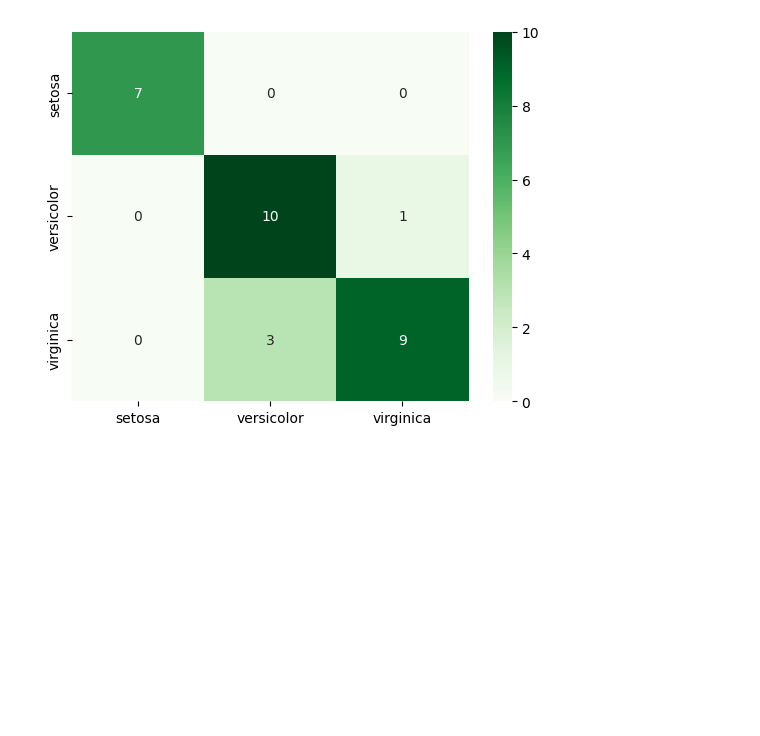
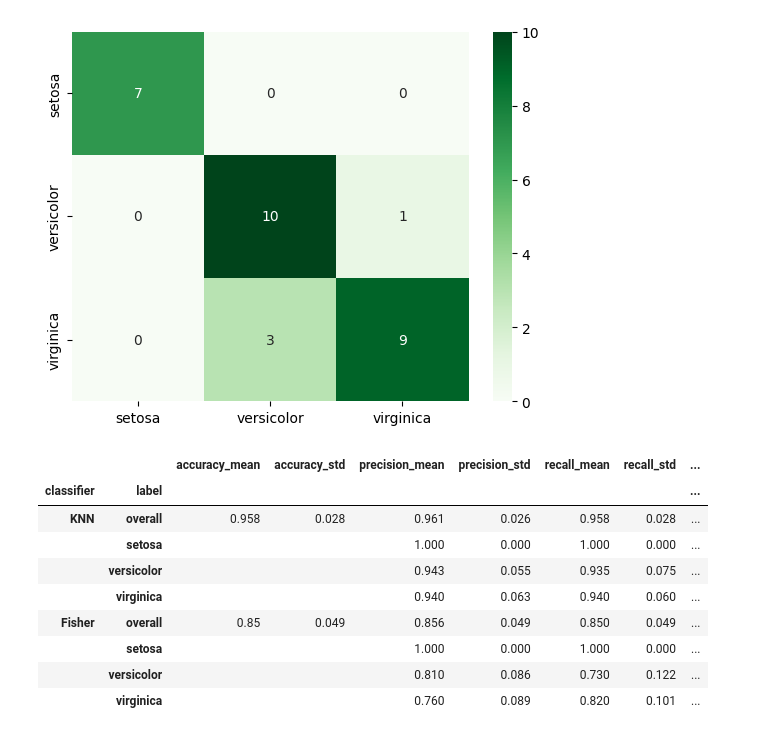
Before and after one commit to dmnunez1993/adaptive-media-processing, a Jupyter notebook: assignment-2/assignment_2.ipynb, the cells around one changed output. Cells and saved outputs as stored; diff of their text form; code cells hidden in the pictures; blank space fills up the shorter version.

Commit message:
added section for measuring performance of each model

```diff
--- a/assignment-2/assignment_2.ipynb
+++ b/assignment-2/assignment_2.ipynb
@@ -109,3 +378,93 @@ weighted avg       0.88      0.87      0.87        30
  [ 0  3  9]]
 <Axes: >
 [figure]
+# %%
+from sklearn.model_selection import StratifiedShuffleSplit
+from sklearn.metrics import accuracy_score, classification_report
+import numpy as np
+
+X = df[iris.feature_names].values
+y = df["target"].values
+
+splitter = StratifiedShuffleSplit(
+    n_splits=20,
+    test_size=0.2,
+    random_state=42
+)
+
+metrics_rows = []
+
+for split_number, (train_idx, test_idx) in enumerate(splitter.split(X, y), start=1):
+    X_train, X_test = X[train_idx], X[test_idx]
+    y_train, y_test = y[train_idx], y[test_idx]
+
+    classifiers = {
+        "KNN": KNNClassifier(k=6),
+        "Fisher": FisherClassifier(),
+    }
+
+    for classifier_name, classifier in classifiers.items():
+        classifier.fit(X_train, y_train)
+        y_pred = np.asarray(classifier.predict(X_test))
+        report = classification_report(
+            y_test,
+            y_pred,
+            labels=np.arange(len(iris.target_names)),
+            target_names=iris.target_names,
+            output_dict=True,
+            zero_division=0,
+        )
+
+        metrics_rows.append({
+            "split": split_number,
+            "classifier": classifier_name,
+            "label": "overall",
+            "accuracy": accuracy_score(y_test, y_pred),
+            "precision": report["macro avg"]["precision"],
+            "recall": report["macro avg"]["recall"],
+            "f1_score": report["macro avg"]["f1-score"],
+        })
+
+        for class_id, class_name in enumerate(iris.target_names):
+            class_name = str(class_name)
+            class_mask = y_test == class_id
+            metrics_rows.append({
+                "split": split_number,
+                "classifier": classifier_name,
+                "label": class_name,
+                "accuracy": np.nan,
+                "precision": report[class_name]["precision"],
+                "recall": report[class_name]["recall"],
+                "f1_score": report[class_name]["f1-score"],
+            })
+
+metrics_df = pd.DataFrame(metrics_rows)
+
+summary_df = (
+    metrics_df
+    .groupby(["classifier", "label"], sort=False)
+    .agg(
+        accuracy_mean=("accuracy", "mean"),
+        accuracy_std=("accuracy", "std"),
+        precision_mean=("precision", "mean"),
+        precision_std=("precision", "std"),
+        recall_mean=("recall", "mean"),
+        recall_std=("recall", "std"),
+        f1_mean=("f1_score", "mean"),
+        f1_std=("f1_score", "std"),
+    )
+    .round(3)
+)
+
+display(summary_df.fillna(""))
+# %% [output]
+|  |  | accuracy_mean | accuracy_std | precision_mean | precision_std | recall_mean | recall_std | ... |
+| classifier | label |  |  |  |  |  |  | ... |
+| KNN | overall | 0.958 | 0.028 | 0.961 | 0.026 | 0.958 | 0.028 | ... |
+|  | setosa |  |  | 1.000 | 0.000 | 1.000 | 0.000 | ... |
+|  | versicolor |  |  | 0.943 | 0.055 | 0.935 | 0.075 | ... |
+|  | virginica |  |  | 0.940 | 0.063 | 0.940 | 0.060 | ... |
+| Fisher | overall | 0.85 | 0.049 | 0.856 | 0.049 | 0.850 | 0.049 | ... |
+|  | setosa |  |  | 1.000 | 0.000 | 1.000 | 0.000 | ... |
+|  | versicolor |  |  | 0.810 | 0.086 | 0.730 | 0.122 | ... |
+|  | virginica |  |  | 0.760 | 0.089 | 0.820 | 0.101 | ... |
```
Also changed, not shown: parts of 6 cells of this notebook, 2 other files.
